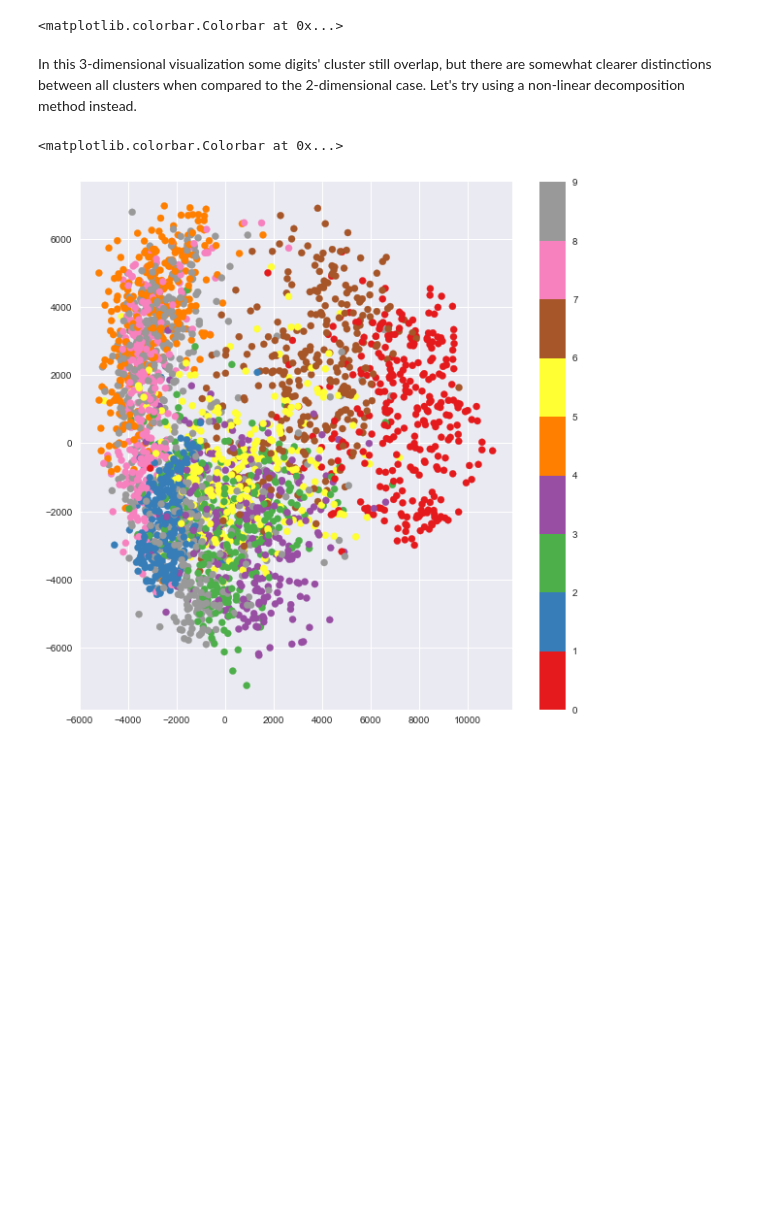
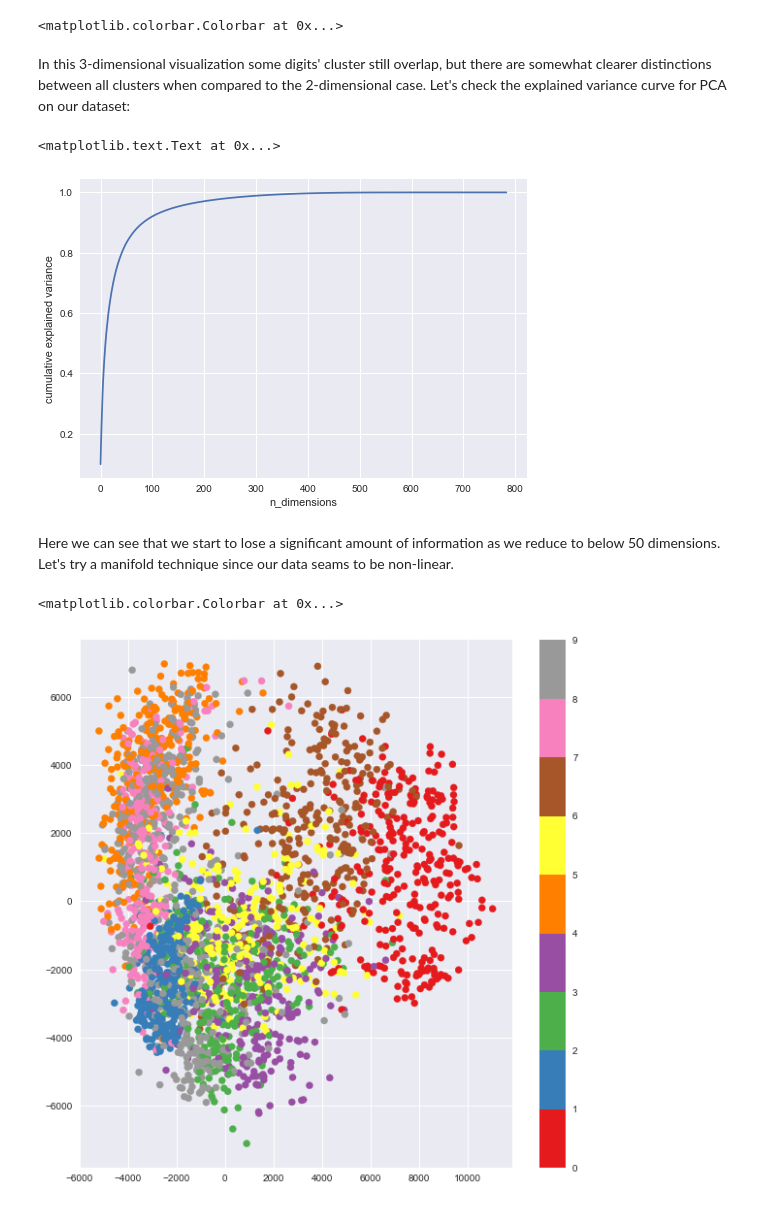
Before and after one commit to Liaaaaam/digit-recognizer, a Jupyter notebook: cluster-analysis.ipynb, the cells around one changed output. Cells and saved outputs as stored; diff of their text form; code cells hidden in the pictures; blank space fills up the shorter version.

```diff
--- a/cluster-analysis.ipynb
+++ b/cluster-analysis.ipynb
@@ -97,7 +97,19 @@ fig.colorbar(p)
 [interactive output not drawn]
 <matplotlib.colorbar.Colorbar at 0x...>
 # %% [markdown]
-In this 3-dimensional visualization some digits' cluster still overlap, but there are somewhat clearer distinctions between all clusters when compared to the 2-dimensional case. Let's try using a non-linear decomposition method instead.
+In this 3-dimensional visualization some digits' cluster still overlap, but there are somewhat clearer distinctions between all clusters when compared to the 2-dimensional case. Let's check the explained variance curve for PCA on our dataset:
+# %%
+# Check explained variance curve for dataset
+
+pca = PCA().fit(X[:2500])
+plt.plot(np.cumsum(pca.explained_variance_ratio_))
+plt.xlabel('n_dimensions')
+plt.ylabel('cumulative explained variance')
+# %% [output]
+<matplotlib.text.Text at 0x...>
+[figure, added]
+# %% [markdown]
+Here we can see that we start to lose a significant amount of information as we reduce to below 50 dimensions. Let's try a manifold technique since our data seams to be non-linear.
 # %%
 # Reduce dimensionality of data using isometric mapping
 
```
Also changed, not shown: parts of 1 cell of this notebook.
